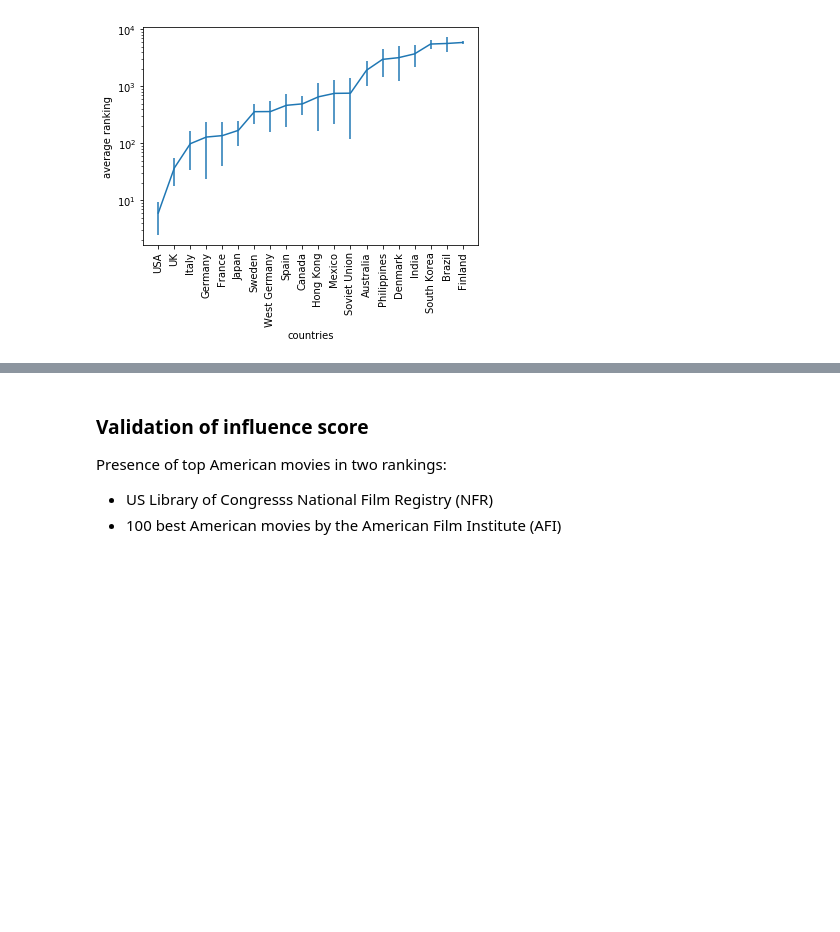
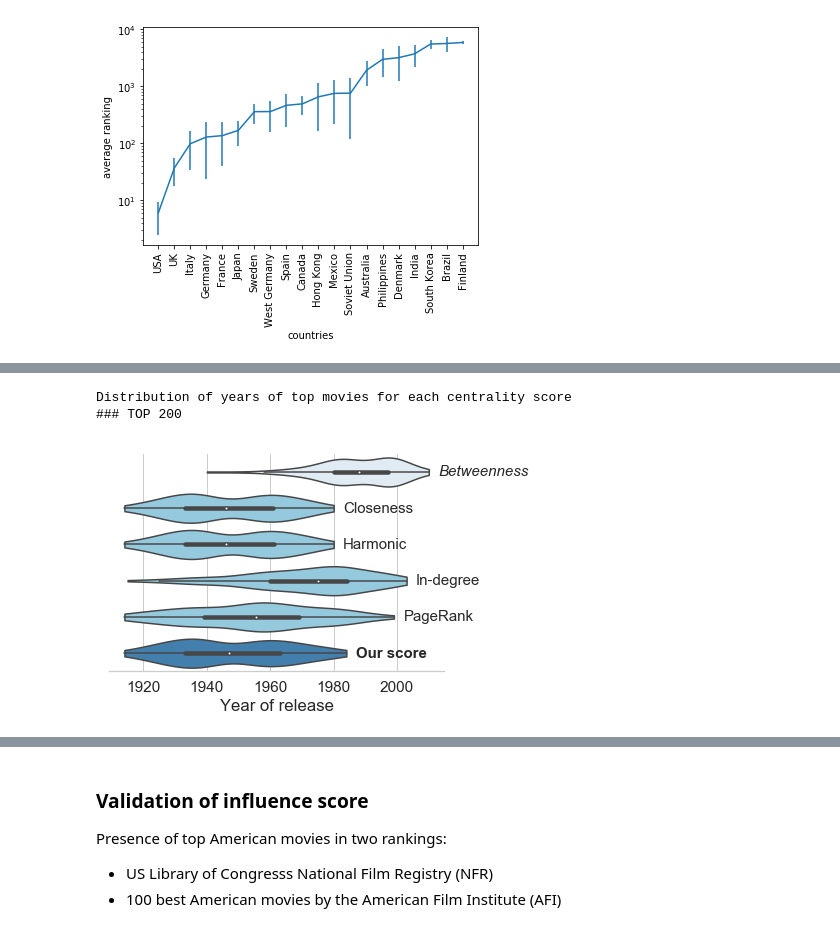
Before and after one commit to bioglio/cinema, a Jupyter notebook: main.ipynb, the cells around one changed output, grey strips where cells are left out. Cells and saved outputs as stored; diff of their text form; code cells hidden in the pictures; blank space fills up the shorter version.

```diff
--- a/main.ipynb
+++ b/main.ipynb
@@ -818,0 +983,5 @@ The dataset contains 59822 'country' entries, divided into 157 tags
+# %%
+movie_centralities = pd.read_csv(DATA_DIR+"/centralities.csv")
+movie_centralities = movie_centralities.merge(pd.read_csv(DATA_DIR+"/betweenness.csv"))
+movie_centralities.rename(index=str, columns={"in_degree": "In-degree", "closeness": "Closeness", "harmonic": "Harmonic", "pagerank": "PageRank", "influence": "Our score", "betweenness": "Betweenness"}, inplace=True)
+movie_title.merge(movie_centralities).drop(["id"], axis=1).sort_values(by="Betweenness", ascending=False).reset_index(drop=True)[:30]
@@ -818,0 +1006,33 @@ The dataset contains 59822 'country' entries, divided into 157 tags
+# %%
+def plot_year_distribution(top_rank, filename=""):
+    sns.set(style="whitegrid", font_scale = 1.4)
+    df_local = movie_centralities.merge(movie_year)
+    df_top = pd.DataFrame({})
+    list_of_max = []
+    list_of_centralities = ["Betweenness", "Closeness", "Harmonic", "In-degree", "PageRank", "Our score"]
+    for item in list_of_centralities:
+        df_top[item] = df_local[[item, "year"]].sort_values(by=item, ascending=False).reset_index()[:top_rank]["year"]
+        list_of_max += [max(df_top[item])]
+    my_pal = {stick: "#3182bd" if stick == "Our score" else "#deebf7" if stick == "Betweenness" else "skyblue" for stick in df_top.columns}
+    ax = sns.violinplot(data=df_top, cut=0, scale="width", orient='h', palette=my_pal)
+    sns.despine(left=True)
+    for y, (x, label) in enumerate(zip(list_of_max, list_of_centralities)):
+        ax.text(x+3, y, label, style=('italic' if label=="Betweenness" else 'normal'), weight=('bold' if label=="Our score" else 'normal'), ha="left", va="center", size=15)
+    plt.xlabel("Year of release")
+    ax.set_yticks([])
+    #save
+    if filename != "":
+        plt.savefig(filename, bbox_inches='tight', dpi=160)
+    #plot
+    plt.show()
+    return
+
+#sns.set(style="ticks")
+print("Distribution of years of top movies for each centrality score")
+for top_rank in [200]:
+    print("### TOP", top_rank)
+    plot_year_distribution(top_rank, filename=IMAGES_DIR+"/years_of_top_"+str(top_rank)+"."+IMAGES_FORMAT)
+# %% [output]
+Distribution of years of top movies for each centrality score
+### TOP 200
+[figure, added]
```
Also changed, not shown: parts of 13 cells of this notebook.
